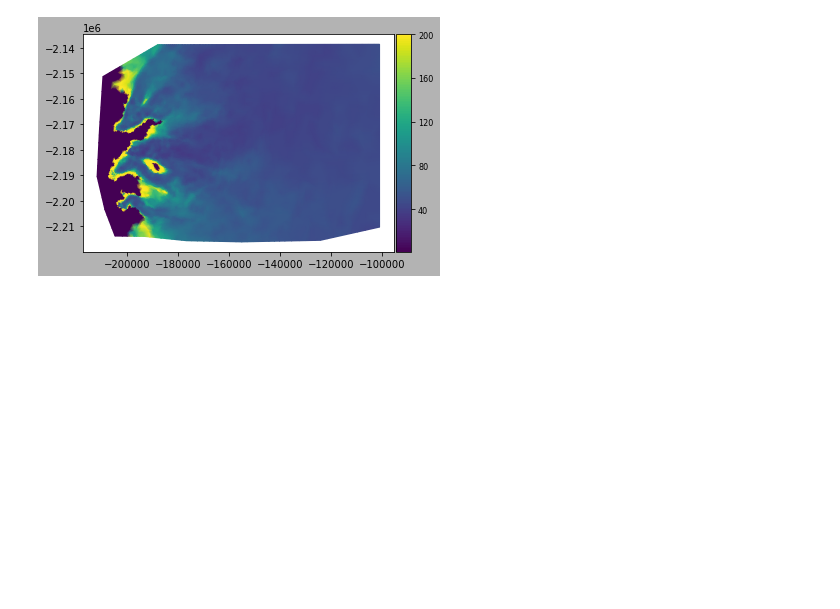
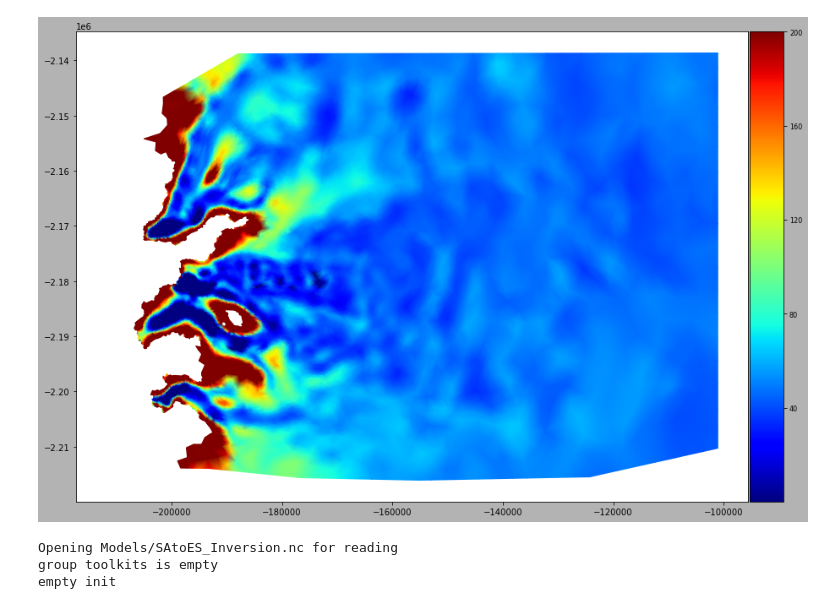
Before and after one commit to dfelikson/GrIS_Outlet_Glacier_Seasonal_dhdt, a Jupyter notebook: runme_terminus_sensitivity_basic.ipynb, the cells around one changed output. Drawn from its saved outputs; the diff is of its cells as text; code cells hidden in the pictures; blank space fills up the shorter version.

Commit message:
Removed the code that relied on the param_mat file; added a check against the friction coefficient that we get from Matlab; some other minor code cleanup

```diff
--- a/runme_terminus_sensitivity_basic.ipynb
+++ b/runme_terminus_sensitivity_basic.ipynb
@@ -180,0 +24,6 @@ array([[ -67.54424787],
+# %%
+md = loadmodel('./Models/SAtoES_Param.nc')
+
+md.transient.issmb = 0
+md.transient.isthermal = 0
+md.thermal.isenthalpy = 0
@@ -180,0 +94,3 @@ array([[ -67.54424787],
+# %%
+from loadresultsfromcluster import loadresultsfromcluster
+md = loadresultsfromcluster(md)
@@ -181,4 +102,5 @@ array([[ -67.54424787],
 # %%
-#fig = plt.figure(figsize=(15,15))
-plotmodel(md, 'data', md.friction.coefficient)
+fig = plt.figure(figsize=(15,15))
+plotmodel(md, 'data', md.results.StressbalanceSolution.FrictionCoefficient[:,0], \
+          'mask', mdcheck.mask.ice_levelset<0, 'colormap', 'jet')
 # %% [output]
@@ -185 +108,7 @@ plotmodel(md, 'data', md.friction.coefficient)
-[figure, old version]
+[figure, new version]
+# %%
+mdcheck = loadmodel('Models/SAtoES_Inversion_fromMatlab.nc')
+# %% [output]
+Opening Models/SAtoES_Inversion.nc for reading
+group toolkits is empty
+empty init
```
Also changed, not shown: parts of 12 cells of this notebook.
